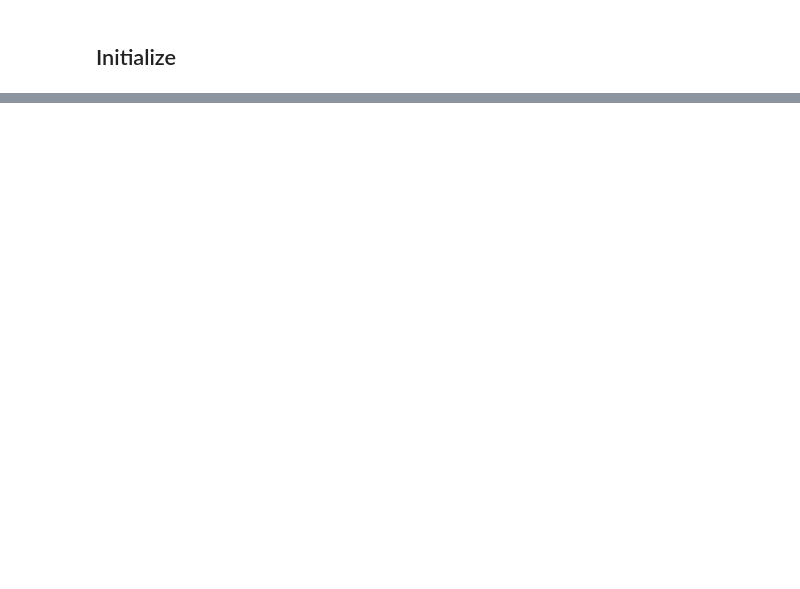
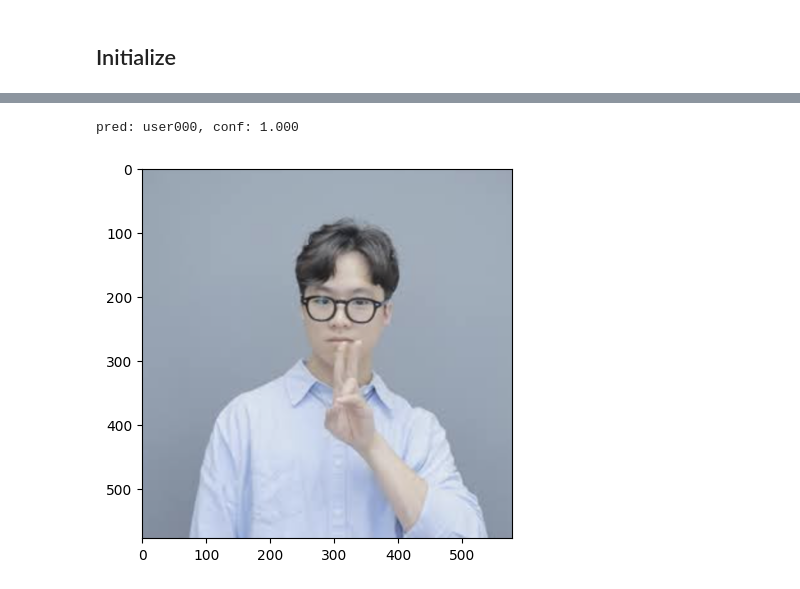
Before and after one commit to ShapeLayer/computer-engineering-undergraduate-program, a Jupyter notebook: 4.1-machine-learning/projects/2/notebook.ipynb, the cells around one changed output, grey strips where cells are left out. Saved outputs shown, nothing was run; the diff lists cells and outputs as text; code cells hidden in the pictures; blank space fills up the shorter version.

```diff
--- a/4.1-machine-learning/projects/2/notebook.ipynb
+++ b/4.1-machine-learning/projects/2/notebook.ipynb
@@ -54,0 +54,7 @@ dataset = CIFAR100(
+# %%
+device = "cpu"
+if torch.backends.mps.is_available():
+    device = "mps"
+elif torch.cuda.is_available():
+    device = "cuda"
+device = torch.device(device)
@@ -54,0 +480,8 @@ dataset = CIFAR100(
+# %%
+for model_name, model in _models.items():
+    print(model_name)
+
+    model = model.to(device)
+
+    # print(f"\nEvaluating {model_name} model on test set:")
+    evaluate_model(model, test_loader)
@@ -54,0 +706,25 @@ dataset = CIFAR100(
+# %%
+recog_system = FaceRegistration(
+    pretrained_model_path=DATA_PATH / 'vgg_face_model.pth',
+    model=VGGReimplementation,
+    original_num_classes=len(all_classes)
+)
+recog_system.register_new_person("user000", [
+    DATA_PATH / "data_external/user_000_1.png",
+    DATA_PATH / "data_external/user_000_2.png",
+    DATA_PATH / "data_external/user_000_3.png",
+    DATA_PATH / "data_external/user_000_4.png",
+    DATA_PATH / "data_external/user_000_5.png"
+])
+
+recog_system.register_new_person("user001", [
+    DATA_PATH / "data_external/user_001_1.png",
+    DATA_PATH / "data_external/user_001_2.png",
+    DATA_PATH / "data_external/user_001_3.png",
+    DATA_PATH / "data_external/user_001_4.png",
+])
+
+
+print(f"Registered: {recog_system.get_registered_people()}")
+
+recog_system.save('face_registration_system.pth')
@@ -54,0 +742,8 @@ dataset = CIFAR100(
+# %%
+image = DATA_PATH / "data_external/user_000_test.png"
+pred, conf = recog_system.recognize_face(image)
+plt.imshow(Image.open(image))
+print(f"pred: {pred}, conf: {conf:.3f}")
+# %% [output]
+pred: user000, conf: 1.000
+[figure, added]
```
Also changed, not shown: parts of 30 cells of this notebook, 2 other files.
